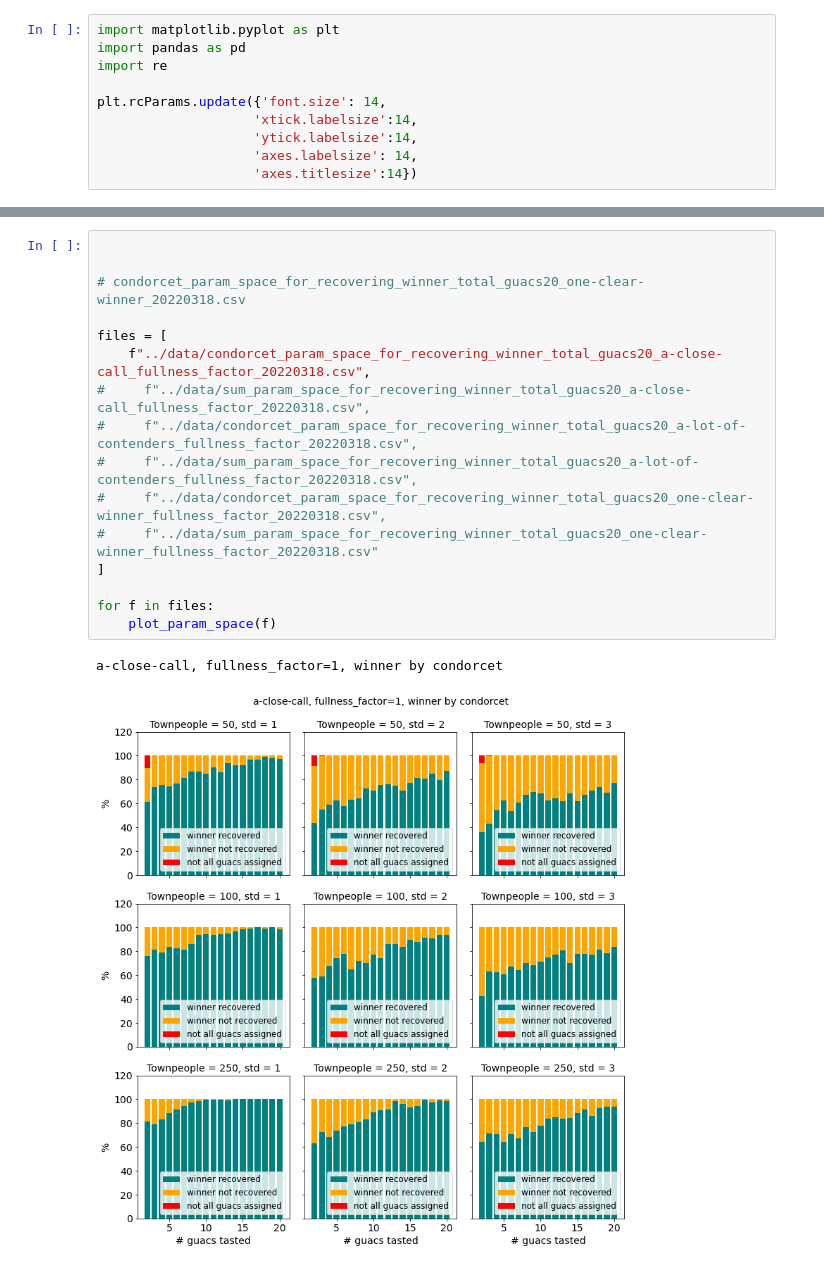
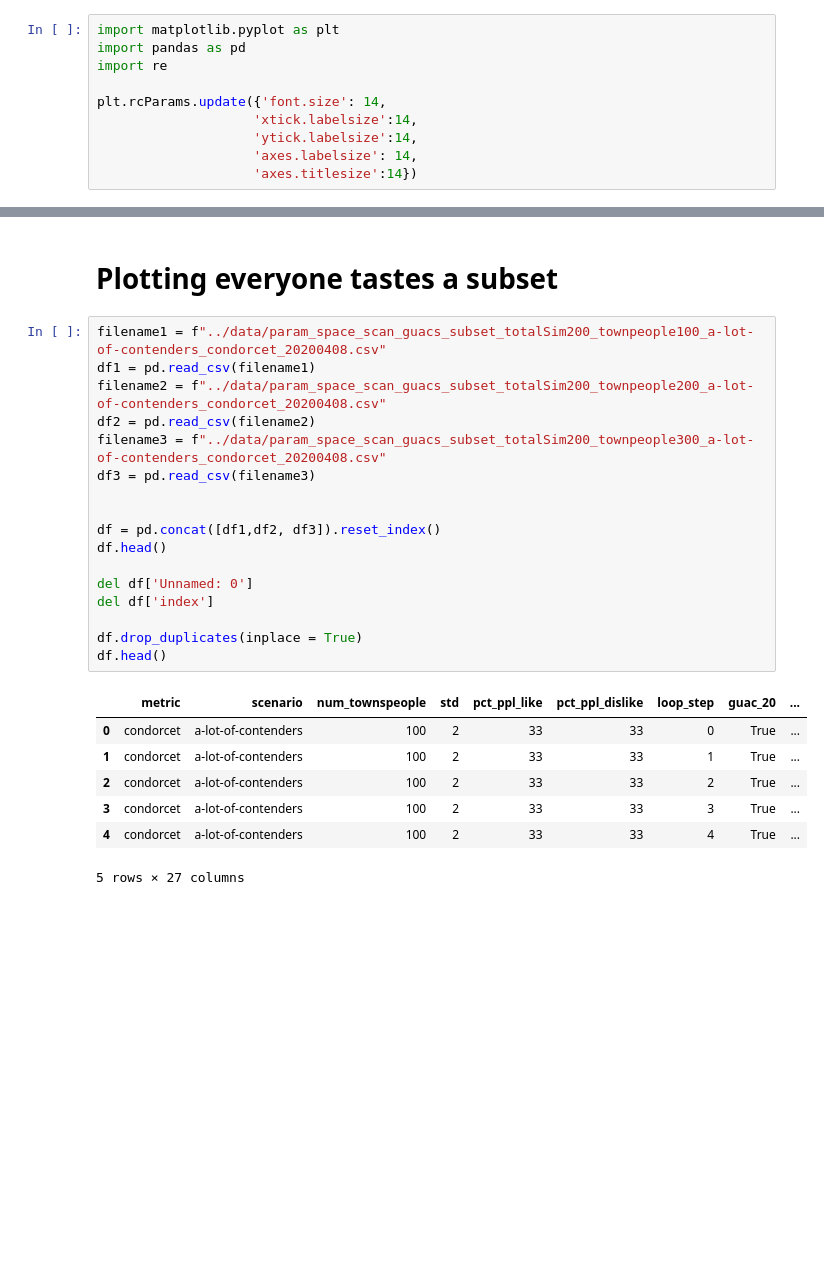
Before and after one commit to ideo/DS-toy-models, a Jupyter notebook: avocado-competition/notebook/parameter_space_visual.ipynb, the cells around one changed output, grey strips where cells are left out. Saved outputs shown, nothing was run; the diff lists cells and outputs as text; blank space fills up the shorter version.

```diff
--- a/avocado-competition/notebook/parameter_space_visual.ipynb
+++ b/avocado-competition/notebook/parameter_space_visual.ipynb
@@ -213,19 +98,27 @@ plt.savefig(f"plots/{re.sub('.csv', '', filename.split('/')[-1])}_viz.png")
-# %%
-
-
-# condorcet_param_space_for_recovering_winner_total_guacs20_one-clear-winner_20220318.csv
-
-files = [
-    f"../data/condorcet_param_space_for_recovering_winner_total_guacs20_a-close-call_fullness_factor_20220318.csv",
-#     f"../data/sum_param_space_for_recovering_winner_total_guacs20_a-close-call_fullness_factor_20220318.csv",
-#     f"../data/condorcet_param_space_for_recovering_winner_total_guacs20_a-lot-of-contenders_fullness_factor_20220318.csv",
-#     f"../data/sum_param_space_for_recovering_winner_total_guacs20_a-lot-of-contenders_fullness_factor_20220318.csv",
-#     f"../data/condorcet_param_space_for_recovering_winner_total_guacs20_one-clear-winner_fullness_factor_20220318.csv",
-#     f"../data/sum_param_space_for_recovering_winner_total_guacs20_one-clear-winner_fullness_factor_20220318.csv"
-]
-
-for f in files:
-    plot_param_space(f)
-# %% [output]
-a-close-call, fullness_factor=1, winner by condorcet
-[figure, removed]
+# %% [markdown]
+# Plotting everyone tastes a subset
+# %%
+filename1 = f"../data/param_space_scan_guacs_subset_totalSim200_townpeople100_a-lot-of-contenders_condorcet_20200408.csv"
+df1 = pd.read_csv(filename1)
+filename2 = f"../data/param_space_scan_guacs_subset_totalSim200_townpeople200_a-lot-of-contenders_condorcet_20200408.csv"
+df2 = pd.read_csv(filename2)
+filename3 = f"../data/param_space_scan_guacs_subset_totalSim200_townpeople300_a-lot-of-contenders_condorcet_20200408.csv"
+df3 = pd.read_csv(filename3)
+
+
+df = pd.concat([df1,df2, df3]).reset_index()
+df.head()
+
+del df['Unnamed: 0']
+del df['index']
+
+df.drop_duplicates(inplace = True)
+df.head()
+# %% [output]
+|  | metric | scenario | num_townspeople | std | pct_ppl_like | pct_ppl_dislike | loop_step | guac_20 | ... |
+| 0 | condorcet | a-lot-of-contenders | 100 | 2 | 33 | 33 | 0 | True | ... |
+| 1 | condorcet | a-lot-of-contenders | 100 | 2 | 33 | 33 | 1 | True | ... |
+| 2 | condorcet | a-lot-of-contenders | 100 | 2 | 33 | 33 | 2 | True | ... |
+| 3 | condorcet | a-lot-of-contenders | 100 | 2 | 33 | 33 | 3 | True | ... |
+| 4 | condorcet | a-lot-of-contenders | 100 | 2 | 33 | 33 | 4 | True | ... |
+5 rows × 27 columns
```
Also changed, not shown: parts of 4 cells of this notebook, 11 other files.
